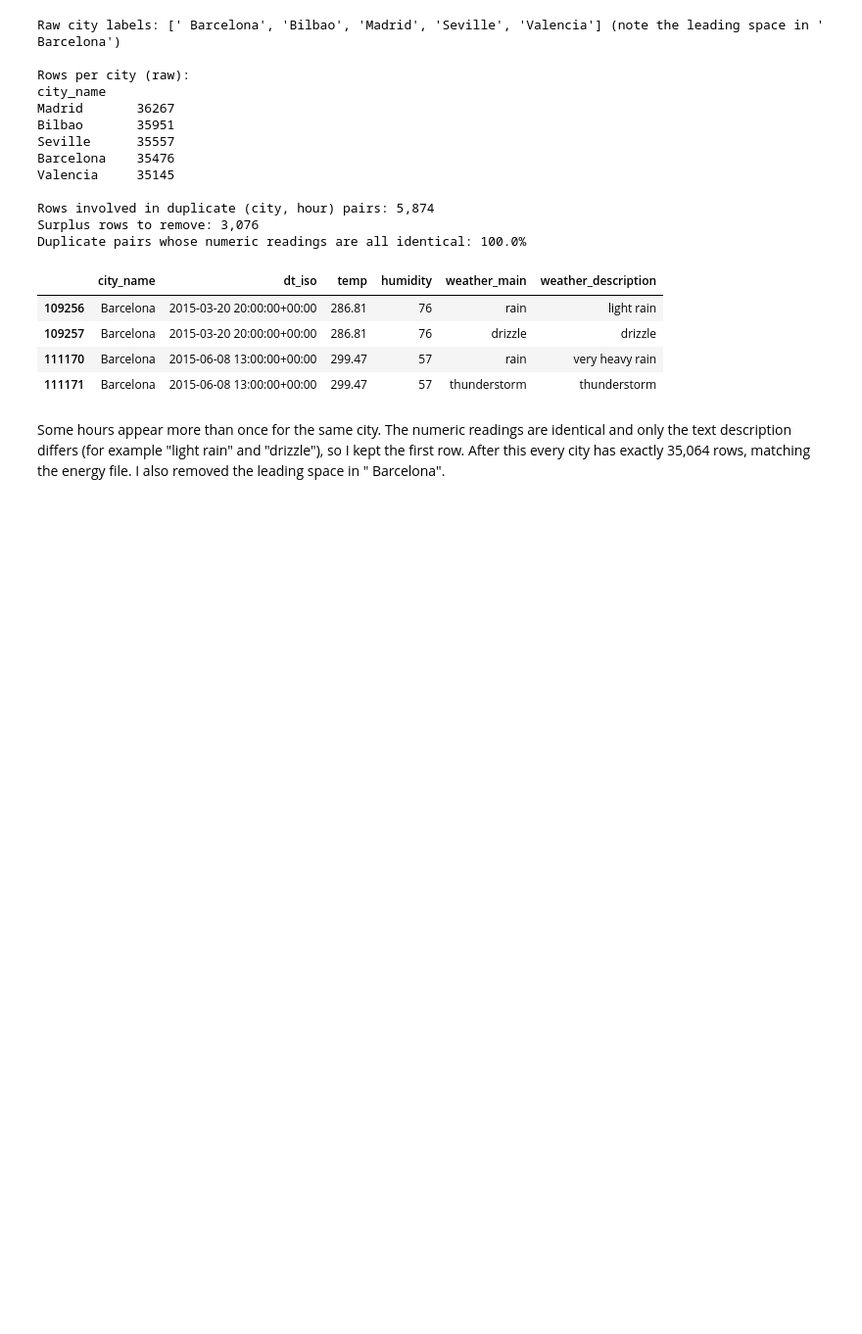
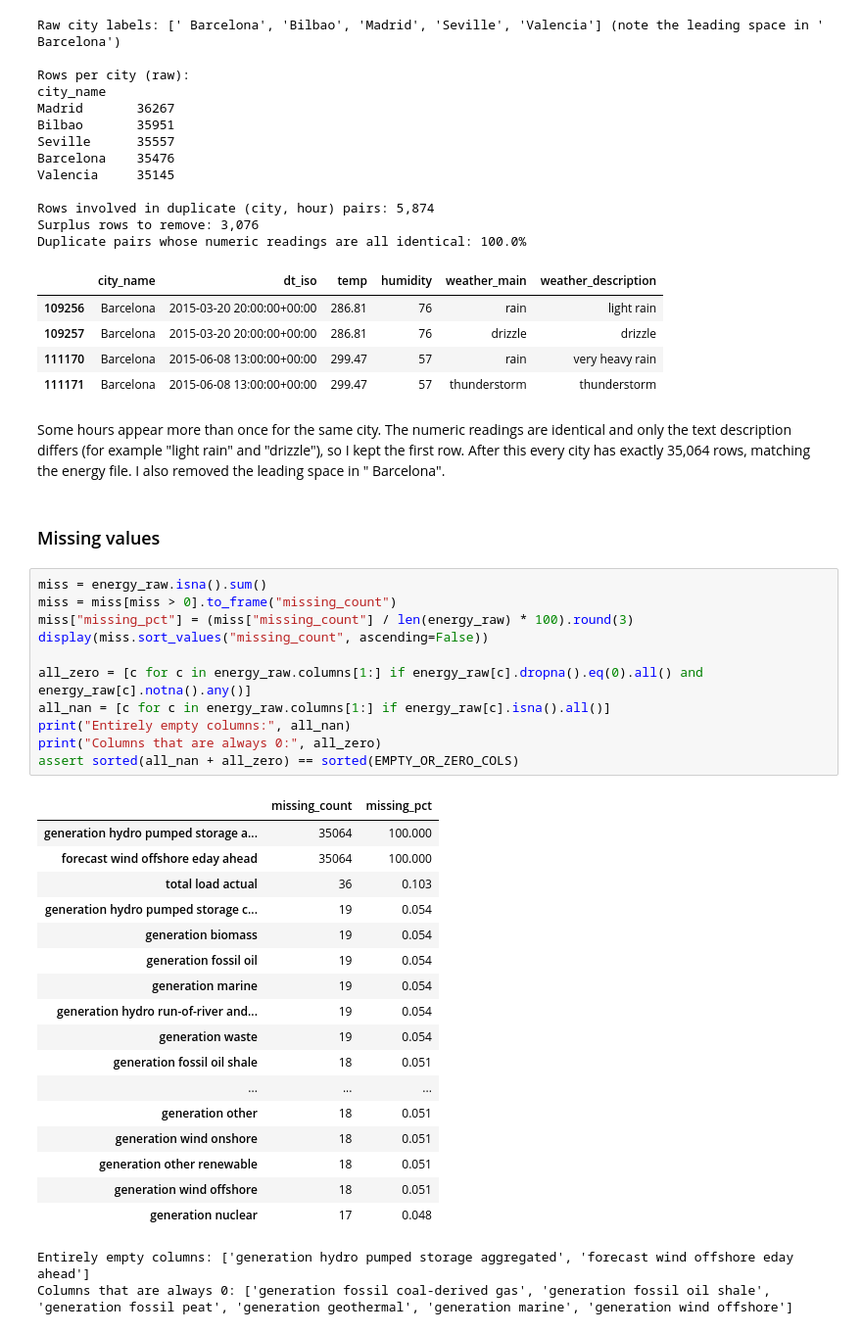
Before and after one commit to Keaane/Energy-demand-time-series-pipeline., a Jupyter notebook: task1_eda/Task1_Preprocessing_EDA.ipynb, the cells around one changed output. Shown at 98% size. Drawn from its saved outputs; the diff is of its cells as text; blank space fills up the shorter version.

```diff
--- a/task1_eda/Task1_Preprocessing_EDA.ipynb
+++ b/task1_eda/Task1_Preprocessing_EDA.ipynb
@@ -221,3 +221,36 @@ Duplicate pairs whose numeric readings are all identical: 100.0%
 | 111171 | Barcelona | 2015-06-08 13:00:00+00:00 | 299.47 | 57 | thunderstorm | thunderstorm |
 # %% [markdown]
 Some hours appear more than once for the same city. The numeric readings are identical and only the text description differs (for example "light rain" and "drizzle"), so I kept the first row. After this every city has exactly 35,064 rows, matching the energy file. I also removed the leading space in " Barcelona".
+# %% [markdown]
+### Missing values
+# %%
+miss = energy_raw.isna().sum()
+miss = miss[miss > 0].to_frame("missing_count")
+miss["missing_pct"] = (miss["missing_count"] / len(energy_raw) * 100).round(3)
+display(miss.sort_values("missing_count", ascending=False))
+
+all_zero = [c for c in energy_raw.columns[1:] if energy_raw[c].dropna().eq(0).all() and energy_raw[c].notna().any()]
+all_nan = [c for c in energy_raw.columns[1:] if energy_raw[c].isna().all()]
+print("Entirely empty columns:", all_nan)
+print("Columns that are always 0:", all_zero)
+assert sorted(all_nan + all_zero) == sorted(EMPTY_OR_ZERO_COLS)
+# %% [output]
+|  | missing_count | missing_pct |
+| generation hydro pumped storage a... | 35064 | 100.000 |
+| forecast wind offshore eday ahead | 35064 | 100.000 |
+| total load actual | 36 | 0.103 |
+| generation hydro pumped storage c... | 19 | 0.054 |
+| generation biomass | 19 | 0.054 |
+| generation fossil oil | 19 | 0.054 |
+| generation marine | 19 | 0.054 |
+| generation hydro run-of-river and... | 19 | 0.054 |
+| generation waste | 19 | 0.054 |
+| generation fossil oil shale | 18 | 0.051 |
+| ... | ... | ... |
+| generation other | 18 | 0.051 |
+| generation wind onshore | 18 | 0.051 |
+| generation other renewable | 18 | 0.051 |
+| generation wind offshore | 18 | 0.051 |
+| generation nuclear | 17 | 0.048 |
+Entirely empty columns: ['generation hydro pumped storage aggregated', 'forecast wind offshore eday ahead']
+Columns that are always 0: ['generation fossil coal-derived gas', 'generation fossil oil shale', 'generation fossil peat', 'generation geothermal', 'generation marine', 'generation wind offshore']
```
Also changed, not shown: parts of 3 cells of this notebook, 1 other file.
